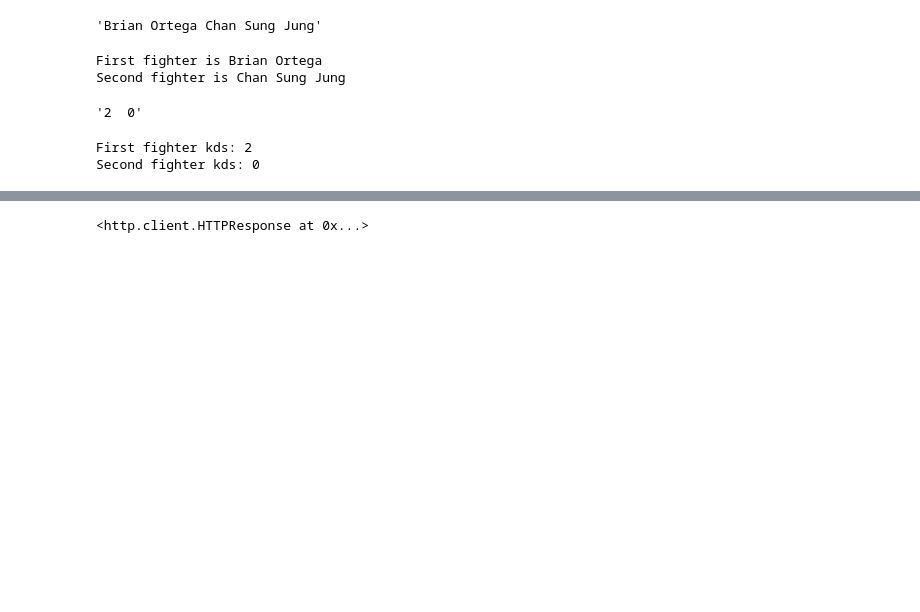
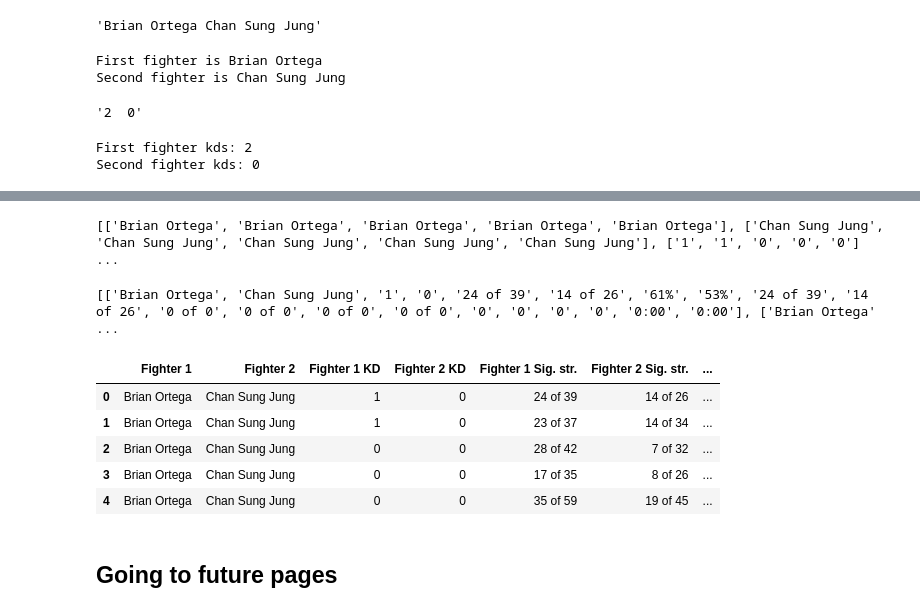
Before and after one commit to tylerlum/ufc_automated_scoring_system, a Jupyter notebook: UFC_Automated_Scoring_System.ipynb, the cells around one changed output, grey strips where cells are left out. Drawn from its saved outputs; the diff is of its cells as text; code cells hidden in the pictures; blank space fills up the shorter version.

```diff
--- a/UFC_Automated_Scoring_System.ipynb
+++ b/UFC_Automated_Scoring_System.ipynb
@@ -159,2 +192,55 @@ ortega_vs_jung_tables[0]["Sig. str."][0].split(' ')
+# %%
+def parse_string(row_string):
+    string_split = row_string.split(" ")
+    first_fighter_stat = " ".join(string_split[:len(string_split)//2])
+    second_fighter_stat = " ".join(string_split[len(string_split)//2+1:])
+    return first_fighter_stat, second_fighter_stat
+# %%
+rows = [[] for _ in range(len(new_columns))]
+for i, row in ortega_vs_jung_tables[1].iterrows():
+    rows[0].append(first_fighter)
+    rows[1].append(second_fighter)
+    index = 2
+    for column in ortega_vs_jung_tables[1]:
+        if column[0] == "Fighter":
+            continue
+        stat1, stat2 = parse_string(row[column[0]][0])
+        rows[index].append(stat1)
+        rows[index+1].append(stat2)
+        index += 2
+# %%
+print(rows)
+# %% [output]
+[['Brian Ortega', 'Brian Ortega', 'Brian Ortega', 'Brian Ortega', 'Brian Ortega'], ['Chan Sung Jung', 'Chan Sung Jung', 'Chan Sung Jung', 'Chan Sung Jung', 'Chan Sung Jung'], ['1', '1', '0', '0', '0'] ...
+# %%
+new_rows = []
+for i, row in ortega_vs_jung_tables[1].iterrows():
+    new_row = []
+    new_row.append(first_fighter)
+    new_row.append(second_fighter)
+    for column in ortega_vs_jung_tables[1]:
+        if column[0] == "Fighter":
+            continue
+        stat1, stat2 = parse_string(row[column[0]][0])
+        new_row.append(stat1)
+        new_row.append(stat2)
+    new_rows.append(new_row)
+# %%
+print(new_rows)
+# %% [output]
+[['Brian Ortega', 'Chan Sung Jung', '1', '0', '24 of 39', '14 of 26', '61%', '53%', '24 of 39', '14 of 26', '0 of 0', '0 of 0', '0 of 0', '0 of 0', '0', '0', '0', '0', '0:00', '0:00'], ['Brian Ortega' ...
+# %%
+df = pd.DataFrame(new_rows, columns=new_columns)
+# %%
+df.head()
+# %% [output]
+|  | Fighter 1 | Fighter 2 | Fighter 1 KD | Fighter 2 KD | Fighter 1 Sig. str. | Fighter 2 Sig. str. | ... |
+| 0 | Brian Ortega | Chan Sung Jung | 1 | 0 | 24 of 39 | 14 of 26 | ... |
+| 1 | Brian Ortega | Chan Sung Jung | 1 | 0 | 23 of 37 | 14 of 34 | ... |
+| 2 | Brian Ortega | Chan Sung Jung | 0 | 0 | 28 of 42 | 7 of 32 | ... |
+| 3 | Brian Ortega | Chan Sung Jung | 0 | 0 | 17 of 35 | 8 of 26 | ... |
+| 4 | Brian Ortega | Chan Sung Jung | 0 | 0 | 35 of 59 | 19 of 45 | ... |
+# %% [markdown]
+## Going to future pages
 # %%
 from urllib.request import urlopen
@@ -165,4 +246,0 @@ page = urlopen(url)
-# %%
-page
-# %% [output]
-<http.client.HTTPResponse at 0x...>
```
Also changed, not shown: parts of 42 cells of this notebook.
